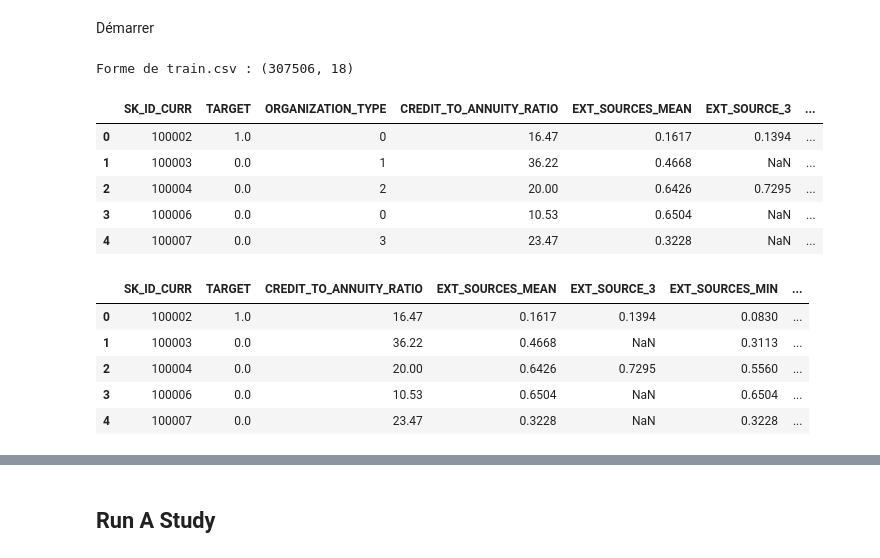
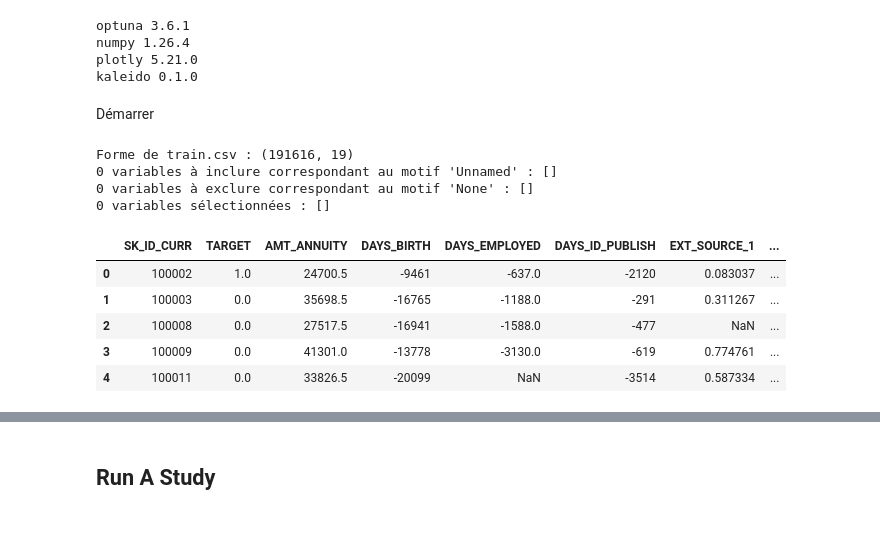
Before and after one commit to ArianeNantes/ocp7, a Jupyter notebook: optuna.ipynb, the cells around one changed output, grey strips where cells are left out. Saved outputs shown, nothing was run; the diff lists cells and outputs as text; code cells hidden in the pictures; blank space fills up the shorter version.

```diff
--- a/optuna.ipynb
+++ b/optuna.ipynb
@@ -18,2 +22,12 @@ from src.p7_util import timer
+# %%
+print("optuna", optuna.__version__)
+print("numpy", np.__version__)
+print("plotly", plotly.__version__)
+print("kaleido", kaleido.__version__)
+# %% [output]
+optuna 3.6.1
+numpy 1.26.4
+plotly 5.21.0
+kaleido 0.1.0
 # %% [markdown]
 Démarrer
@@ -20,14 +36,21 @@ Démarrer
+# %%
+subdir = "light_simple/"
 # %%
-df = pd.read_csv(os.path.join(DATA_INTERIM, "train.csv"))
-print("Forme de train.csv :", df.shape)
-if 'Unnamed: 0' in df.columns:
-    df = df.drop('Unnamed: 0', axis=1)
-df.head()
+selected_features = joblib.load(os.path.join(MODEL_DIR, subdir, "selected_features_03.pkl"))
+train = pd.read_csv(os.path.join(DATA_INTERIM, "train_simple_reduced_03.csv"), usecols=['SK_ID_CURR', 'TARGET'] + selected_features)
+print("Forme de train.csv :", train.shape)
+to_drop = sel_var(train.columns, 'Unnamed')
+if to_drop:
+    train = train.drop(to_drop, axis=1)
+train.head()
 # %% [output]
-Forme de train.csv : (307506, 18)
+Forme de train.csv : (191616, 19)
+0 variables à inclure correspondant au motif 'Unnamed' : []
+0 variables à exclure correspondant au motif 'None' : []
+0 variables sélectionnées : []
-|  | SK_ID_CURR | TARGET | ORGANIZATION_TYPE | CREDIT_TO_ANNUITY_RATIO | EXT_SOURCES_MEAN | EXT_SOURCE_3 | ... |
-| 0 | 100002 | 1.0 | 0 | 16.47 | 0.1617 | 0.1394 | ... |
-| 1 | 100003 | 0.0 | 1 | 36.22 | 0.4668 | NaN | ... |
-| 2 | 100004 | 0.0 | 2 | 20.00 | 0.6426 | 0.7295 | ... |
-| 3 | 100006 | 0.0 | 0 | 10.53 | 0.6504 | NaN | ... |
-| 4 | 100007 | 0.0 | 3 | 23.47 | 0.3228 | NaN | ... |
+|  | SK_ID_CURR | TARGET | AMT_ANNUITY | DAYS_BIRTH | DAYS_EMPLOYED | DAYS_ID_PUBLISH | EXT_SOURCE_1 | ... |
+| 0 | 100002 | 1.0 | 24700.5 | -9461 | -637.0 | -2120 | 0.083037 | ... |
+| 1 | 100003 | 0.0 | 35698.5 | -16765 | -1188.0 | -291 | 0.311267 | ... |
+| 2 | 100008 | 0.0 | 27517.5 | -16941 | -1588.0 | -477 | NaN | ... |
+| 3 | 100009 | 0.0 | 41301.0 | -13778 | -3130.0 | -619 | 0.774761 | ... |
+| 4 | 100011 | 0.0 | 33826.5 | -20099 | NaN | -3514 | 0.587334 | ... |
@@ -38,16 +56,0 @@ df = df.rename(mapper, axis=1)
-# %%
-initial_application = pd.read_csv(os.path.join(DATA_BASE, "application_train.csv"))[['SK_ID_CURR'] + encoded_features_application]
-initial_application.shape
-df = pd.merge(left=df, right=initial_application, on=['SK_ID_CURR'])
-df = df.drop([v for v in mapper.values()], axis=1)
-del initial_application
-del mapper
-gc.collect()
-df.head()
-# %% [output]
-|  | SK_ID_CURR | TARGET | CREDIT_TO_ANNUITY_RATIO | EXT_SOURCES_MEAN | EXT_SOURCE_3 | EXT_SOURCES_MIN | ... |
-| 0 | 100002 | 1.0 | 16.47 | 0.1617 | 0.1394 | 0.0830 | ... |
-| 1 | 100003 | 0.0 | 36.22 | 0.4668 | NaN | 0.3113 | ... |
-| 2 | 100004 | 0.0 | 20.00 | 0.6426 | 0.7295 | 0.5560 | ... |
-| 3 | 100006 | 0.0 | 10.53 | 0.6504 | NaN | 0.6504 | ... |
-| 4 | 100007 | 0.0 | 23.47 | 0.3228 | NaN | 0.3228 | ... |
```
Also changed, not shown: parts of 39 cells of this notebook.
